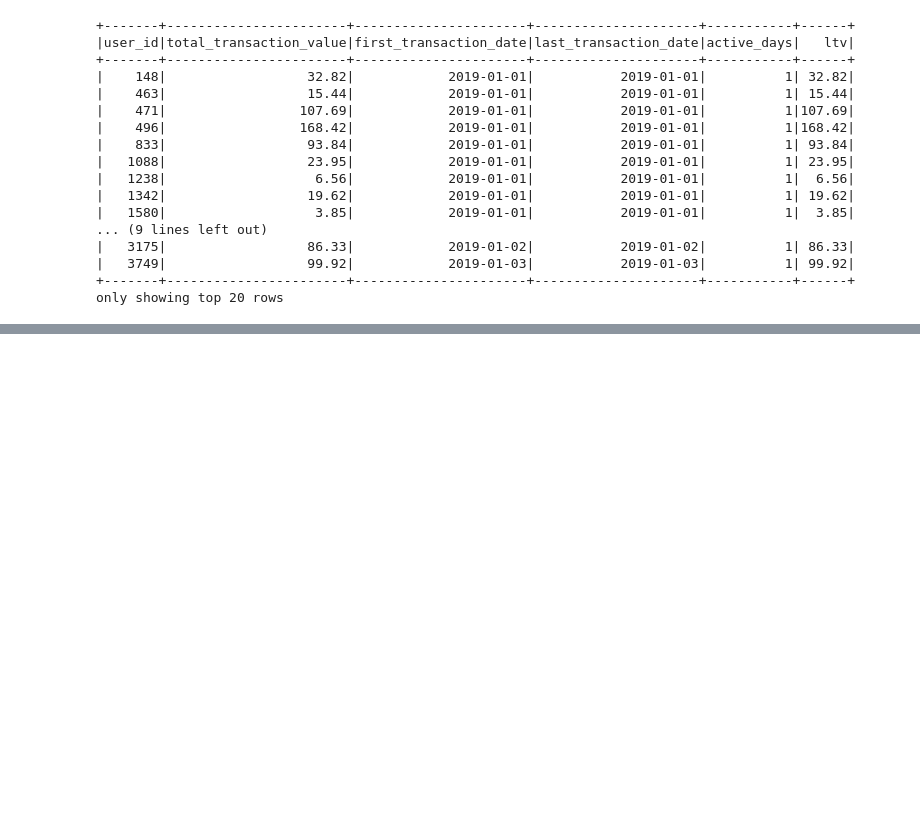
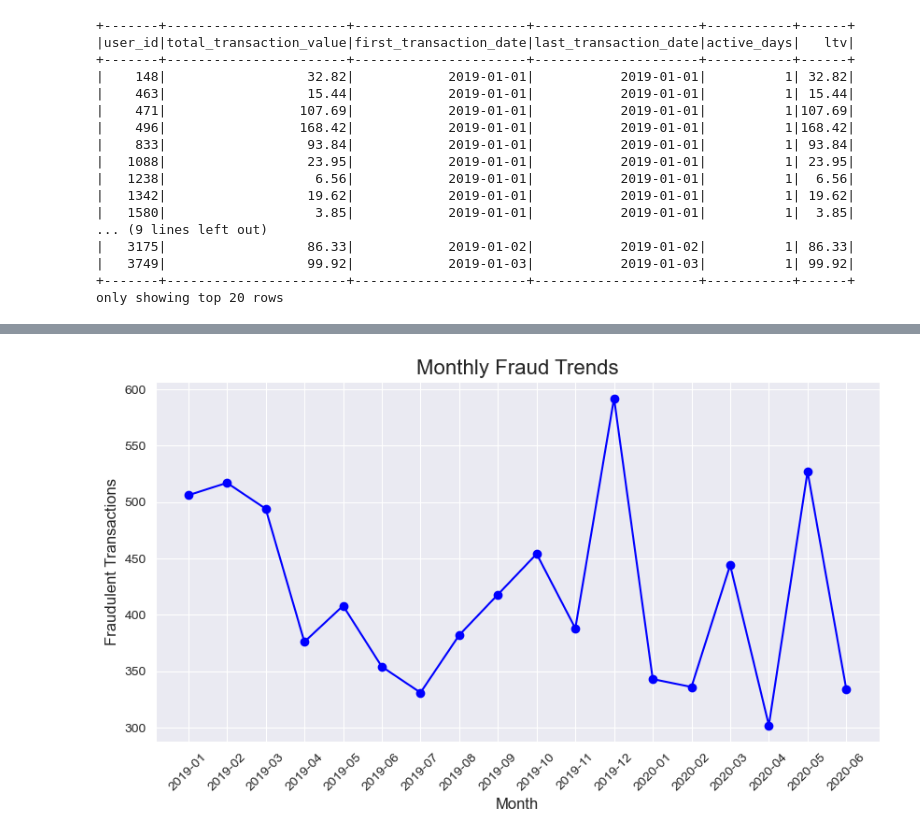
Before and after one commit to ZygimantasB/-pyspark_training, a Jupyter notebook: kaggle/credit_card_transaction.ipynb, the cells around one changed output, grey strips where cells are left out. Saved outputs shown, nothing was run; the diff lists cells and outputs as text; code cells hidden in the pictures; blank space fills up the shorter version.

```diff
--- a/kaggle/credit_card_transaction.ipynb
+++ b/kaggle/credit_card_transaction.ipynb
@@ -440,0 +522,24 @@ only showing top 20 rows
+# %%
+df = df.withColumn(
+    'year_month',
+    F.date_format(F.col('trans_date_trans_time'), 'yyyy-MM')
+)
+
+fraud_df = df.filter(F.col('is_fraud') == 1)
+
+monthly_fraud_trends = fraud_df.groupBy('year_month').agg(
+    F.count('*').alias('fraud_count')
+)
+# %%
+monthly_fraud_pd = monthly_fraud_trends.toPandas()
+
+plt.figure(figsize=(10, 5))
+plt.plot(monthly_fraud_pd["year_month"], monthly_fraud_pd["fraud_count"], marker='o', color='b')
+plt.title("Monthly Fraud Trends", fontsize=16)
+plt.xlabel("Month", fontsize=12)
+plt.ylabel("Fraudulent Transactions", fontsize=12)
+plt.xticks(rotation=45)
+plt.grid(True)
+plt.show()
+# %% [output]
+[figure, added]
```
Also changed, not shown: parts of 7 cells of this notebook.
